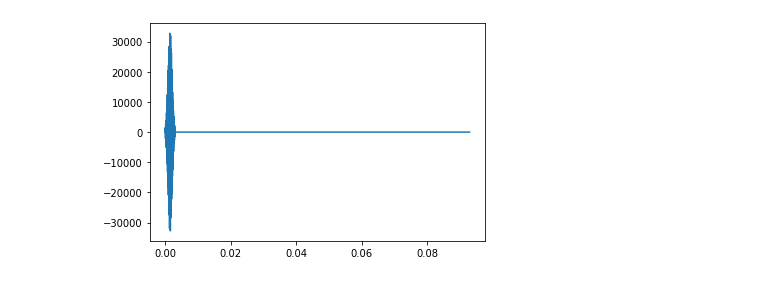
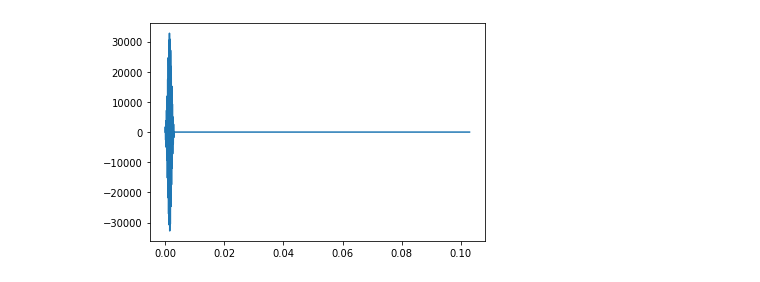
Before and after one commit to Oiangu9/Reconstructing_Space_with_Time, a Jupyter notebook: EMITING_AND_RECEIVING_SOUND/Test_Audio.ipynb, the cells around one changed output. Drawn from its saved outputs; the diff is of its cells as text; code cells hidden in the pictures.

```diff
--- a/EMITING_AND_RECEIVING_SOUND/Test_Audio.ipynb
+++ b/EMITING_AND_RECEIVING_SOUND/Test_Audio.ipynb
@@ -3,45 +3,45 @@ import numpy as np
 import matplotlib.pyplot as plt
 import sounddevice as sd
 from time import time
-from scipy.io.wavfile import write
+from scipy.io.wavfile import write, read
 from scipy.fft import fft, ifft, fftshift, ifftshift
 
 
 # we prepare the audio pulse as numpy array according to the user desires
 
 pulse_duration= 0.003
-echo_recording_duration=0.05+0.04
-frequency = 8000 # above human speech
+echo_recording_duration=0.1
+frequency = 5000 # above human speech
 gaussian_envelope=True
 broadcast_sample_rate=44100
 sigma_duration_ratio = 5
 
 recording_sample_rate=44100
 
 
 envelope_std = pulse_duration/sigma_duration_ratio
 
 
 t = np.linspace(0, pulse_duration,
         int(pulse_duration*broadcast_sample_rate), False)
 note = np.sin( 2*np.pi*frequency*t )
 # if a gaussian envelope is desired, it is applied
 if gaussian_envelope==True:
     def gaussian(x, mu, stdv):
         return np.exp(-0.5*(x - mu)**2 / stdv**2)/(np.sqrt(2.0*np.pi)*stdv)
     gaussian_f = gaussian(t, mu=pulse_duration/2.0, stdv=envelope_std)
     note = note*gaussian_f
 
 # Ensure that highest value is in 16-bit range
 audio = np.zeros(int((echo_recording_duration+pulse_duration)*broadcast_sample_rate), dtype=np.float64)
 audio[:len(t)] = (note / np.max(np.abs(note)))*(2**15-1)
 # Convert to 16-bit data
 audio = audio.astype(np.int16)
 
 t = np.linspace(0, pulse_duration+echo_recording_duration,
         int((pulse_duration+echo_recording_duration)*broadcast_sample_rate), False)
 # show the audio pulse
 plt.plot(t, audio)
 plt.show()
 # %% [output]
-[figure, old version]
+[figure, new version]
```
Also changed, not shown: parts of 9 cells of this notebook, 19 other files.
